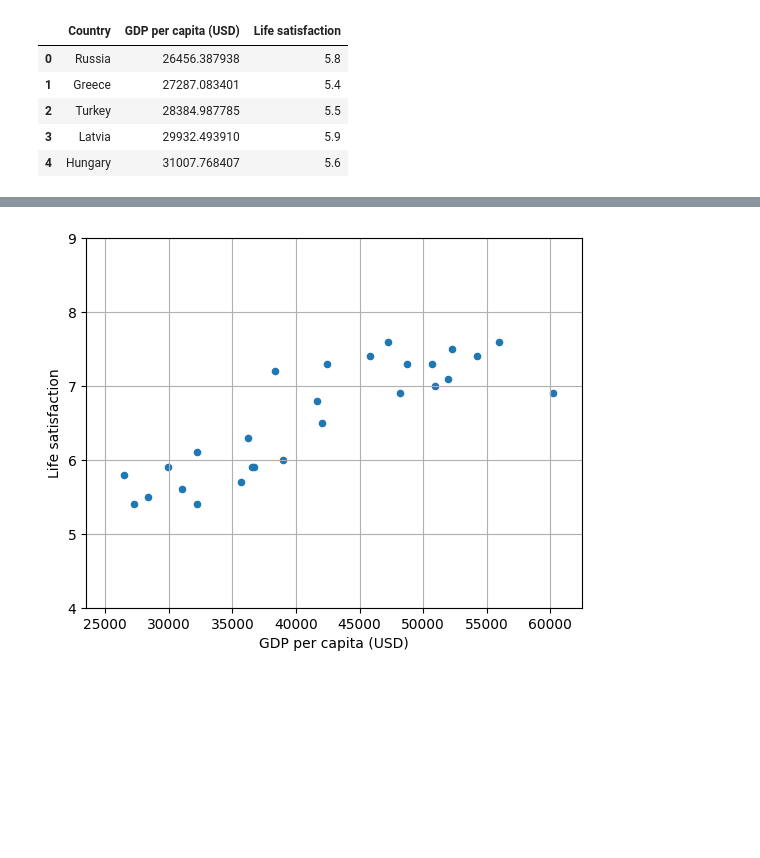
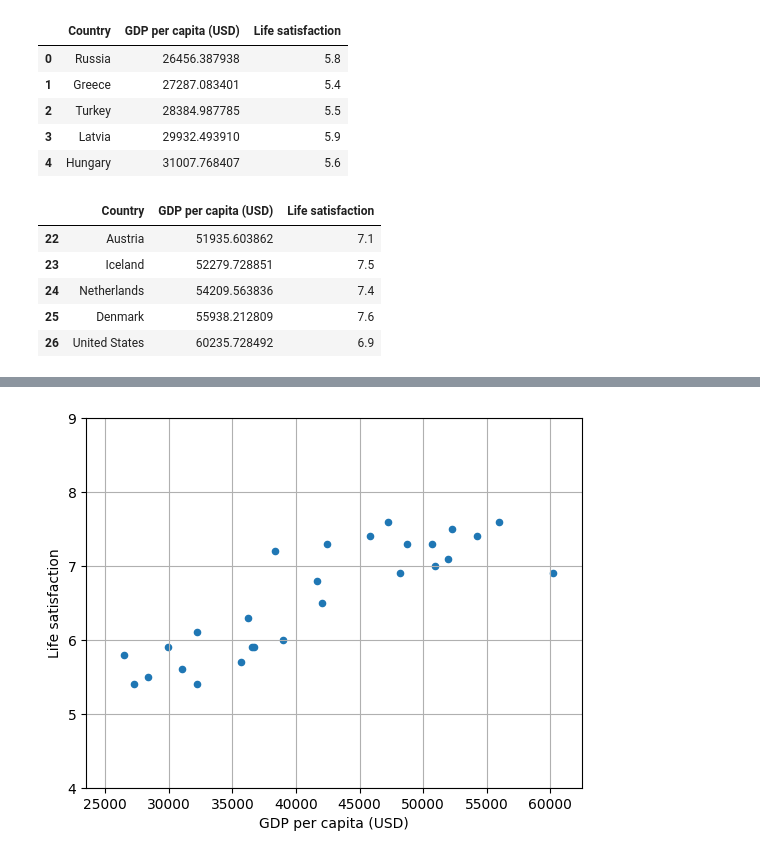
Before and after one commit to preeti-bhadauria/training-a-linear-model, a Jupyter notebook: training_a_model_using_scikit_learn.ipynb, the cells around one changed output, grey strips where cells are left out. Drawn from its saved outputs; the diff is of its cells as text; code cells hidden in the pictures; blank space fills up the shorter version.

```diff
--- a/training_a_model_using_scikit_learn.ipynb
+++ b/training_a_model_using_scikit_learn.ipynb
@@ -21,3 +21,12 @@ lifesat.head()
 | 2 | Turkey | 28384.987785 | 5.5 |
 | 3 | Latvia | 29932.493910 | 5.9 |
 | 4 | Hungary | 31007.768407 | 5.6 |
+# %%
+lifesat.tail()
+# %% [output]
+|  | Country | GDP per capita (USD) | Life satisfaction |
+| 22 | Austria | 51935.603862 | 7.1 |
+| 23 | Iceland | 52279.728851 | 7.5 |
+| 24 | Netherlands | 54209.563836 | 7.4 |
+| 25 | Denmark | 55938.212809 | 7.6 |
+| 26 | United States | 60235.728492 | 6.9 |
```
Also changed, not shown: parts of 1 cell of this notebook.
